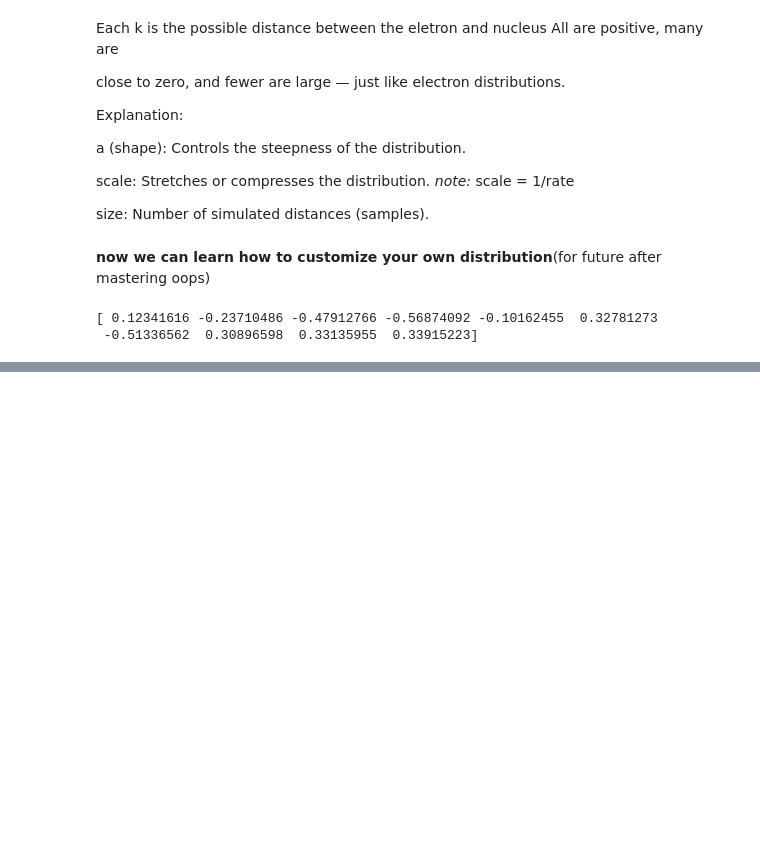
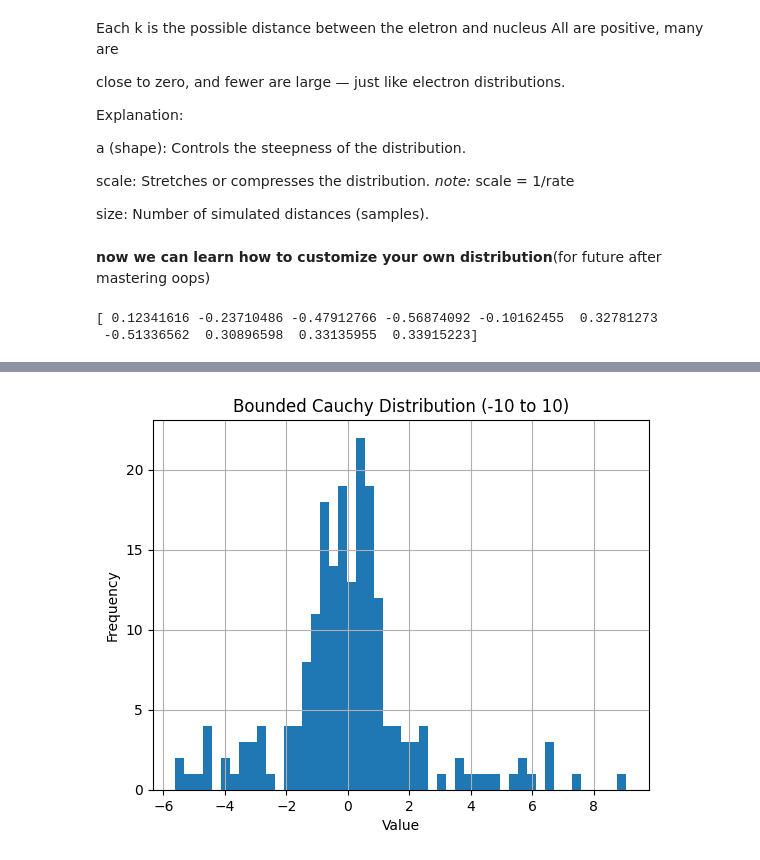
Before and after one commit to adith369-web/ml-projects, a Jupyter notebook: scipynotes.ipynb, the cells around one changed output, grey strips where cells are left out. Saved outputs shown, nothing was run; the diff lists cells and outputs as text; code cells hidden in the pictures; blank space fills up the shorter version.

```diff
--- a/scipynotes.ipynb
+++ b/scipynotes.ipynb
@@ -690,9 +690,9 @@ class MyDistribution(rv_continuous):
     def _pdf(self, x):
         return np.exp(-x**2/2) * (1 + np.sin(x))  # Custom PDF formula
 # %%
-custom_dist = MyDistribution()  # Instantiate
-samples = custom_dist.rvs(size=10)  # Generate 10 random samples
-print(samples)  # Prints the generated samples from the custom distribution
+#custom_dist = MyDistribution()  # Instantiate
+#samples = custom_dist.rvs(size=10)  # Generate 10 random samples
+#print(samples)  # Prints the generated samples from the custom distribution
 # %% [output]
 [ 0.12341616 -0.23710486 -0.47912766 -0.56874092 -0.10162455  0.32781273
  -0.51336562  0.30896598  0.33135955  0.33915223]
@@ -723,0 +761,25 @@ print(sample)
+# %%
+from scipy.stats import cauchy
+import numpy as np
+import matplotlib.pyplot as plt
+
+def bounded_cauchy(size, lower, upper):
+    samples = []
+    while len(samples) < size:
+        s = cauchy.rvs(size=size,loc=0, scale=1)  # Generate samples from the Cauchy distribution
+        s = s[(s >= lower) & (s <= upper)]
+        samples.extend(s)
+    return np.array(samples[:size])
+
+# Generate bounded Cauchy
+bounded_sample = bounded_cauchy(size=200, lower=-10, upper=10)
+
+# Plot
+plt.hist(bounded_sample, bins=50)
+plt.title("Bounded Cauchy Distribution (-10 to 10)")
+plt.xlabel("Value")
+plt.ylabel("Frequency")
+plt.grid(True)
+plt.show()
+# %% [output]
+[figure, added]
```
Also changed, not shown: parts of 2 cells of this notebook, 3 other files.
